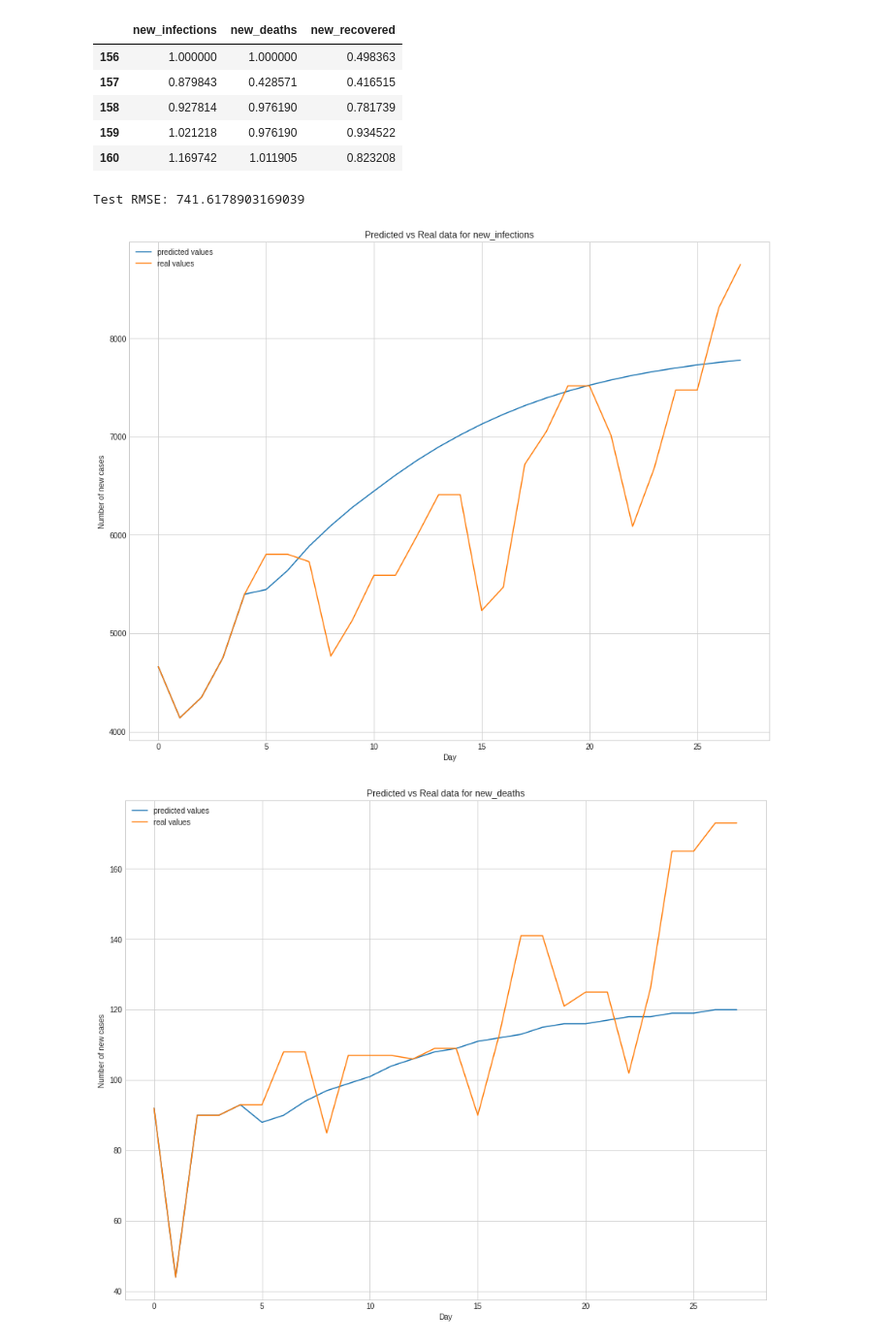
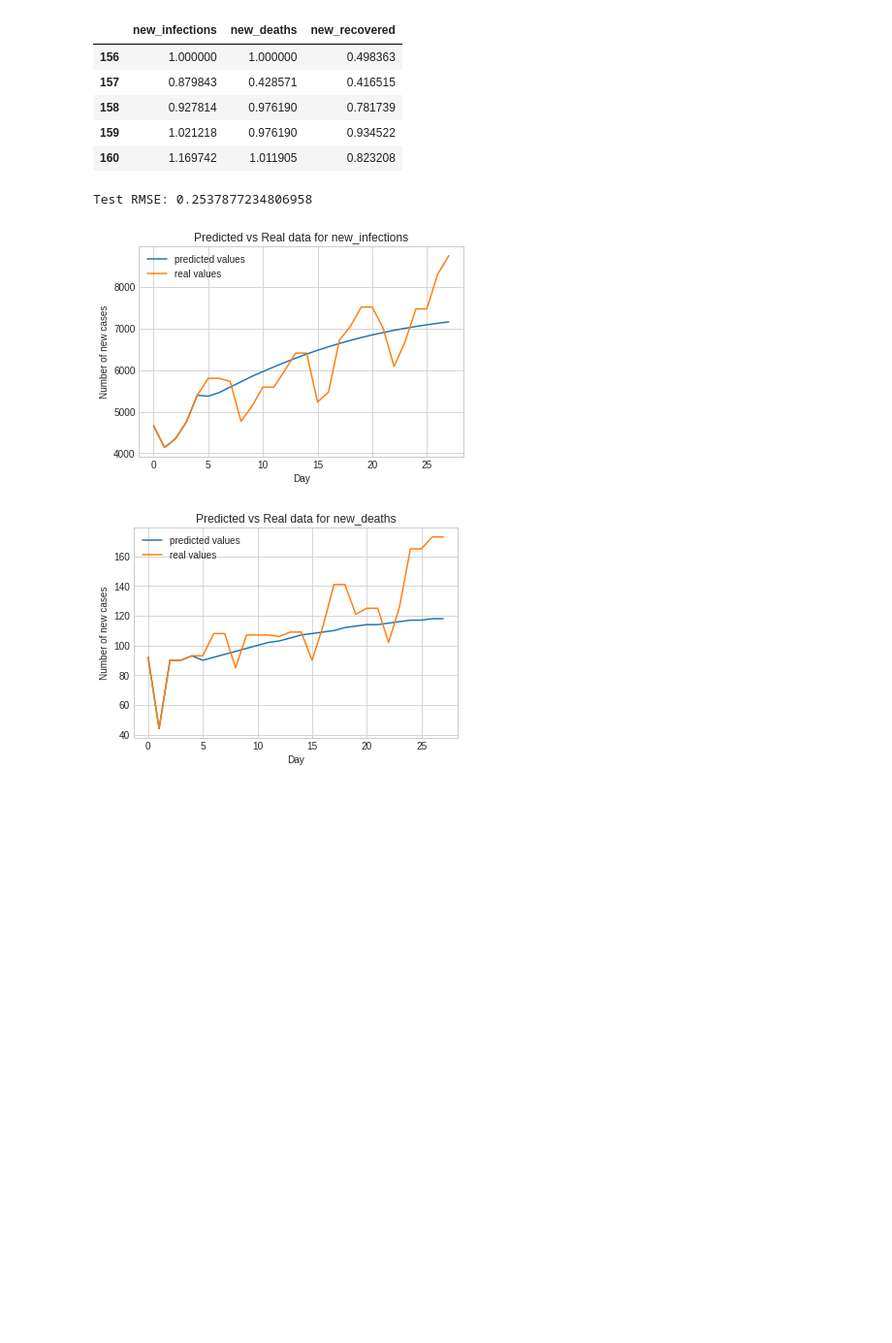
Before and after one commit to EugeneSel/AppliedModeling, a Jupyter notebook: covid_simulator.ipynb, the cells around one changed output. Shown at 97% size. Cells and saved outputs as stored; diff of their text form; code cells hidden in the pictures; blank space fills up the shorter version.

Commit message:
Fixed Test RMSE

```diff
--- a/covid_simulator.ipynb
+++ b/covid_simulator.ipynb
@@ -236,7 +248,7 @@ for (index, units), dropout in zip(enumerate(hidden_units), dropouts):
         model.add(LSTM(units, name="LSTM" + str(index + 1), return_sequences=True))
     else:
         model.add(LSTM(units, name="LSTM" + str(index + 1)))
-    model.add(Dropout(dropout, name="Dropout" + str(index + 1)))
+    # model.add(Dropout(dropout, name="Dropout" + str(index + 1)))
 model.add(Dense(hidden_units[-1], activation="tanh", name="FC1"))
 model.add(Dense(n_x, name="Output"))
 
@@ -319,23 +331,23 @@ for t in range(df_test_norm.shape[0] - sequence_length):
+# %%
+print(f"Test RMSE: {rmse(Y_pred[sequence_length:], Y_test[sequence_length:])}")
+# %% [output]
+Test RMSE: 0.2537877234806958
 # %%
 # Rescale and round predictions:
 Y_test = df_test
 Y_pred = np.round(Y_pred * (X_train_max - X_train_min) + X_train_min)
-# %%
-print(f"Test RMSE: {rmse(Y_pred, Y_test)}")
-# %% [output]
-Test RMSE: 741.6178903169039
 # %%
 time = np.arange(df_test.shape[0])
 
 for index, feature in enumerate(features):
-    plt.figure(figsize=(15, 12))
+    # plt.figure(figsize=(15, 12))
     plt.plot(time, Y_pred[:, index])
     plt.plot(time, Y_test[feature])
     plt.xlabel("Day")
     plt.ylabel("Number of new cases")
     plt.legend(["predicted values", "real values"])
     plt.title(f"Predicted vs Real data for {feature}")
     plt.show()
 # %% [output]
-[figure, old version]
+[figure, new version]
-[figure, old version]
+[figure, new version]
```
Also changed, not shown: parts of 10 cells of this notebook, 2 other files.
